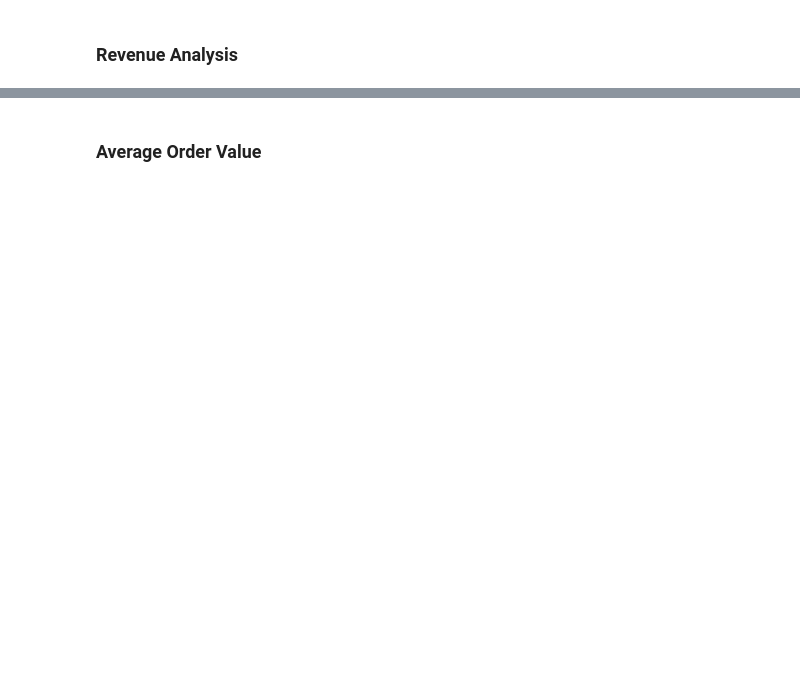
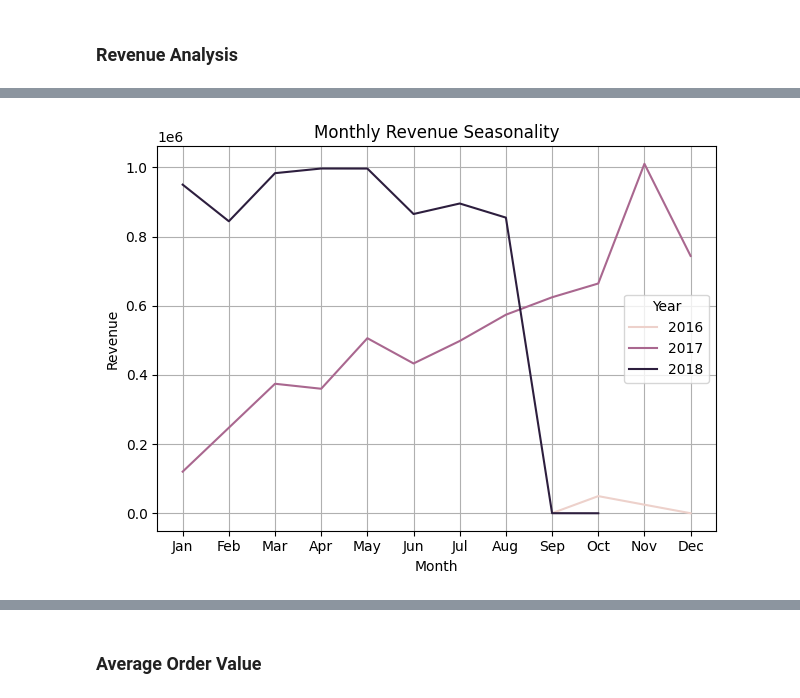
Before and after one commit to MattiaVerardi/olist-ecommerce-analytics, a Jupyter notebook: python/10_eda.ipynb, the cells around one changed output, grey strips where cells are left out. Saved outputs shown, nothing was run; the diff lists cells and outputs as text; code cells hidden in the pictures; blank space fills up the shorter version.

```diff
--- a/python/10_eda.ipynb
+++ b/python/10_eda.ipynb
@@ -1971,0 +2026,12 @@ plt.show()
+# %%
+monthly_revenue_seasonality = clean_orders.groupby([
+    clean_orders["order_purchase_year"].rename("year"),
+    clean_orders["order_purchase_month"].rename("month")
+]).agg(
+    revenue=("order_total_value", "sum")
+).sort_values([
+    "year",
+    "month"
+]).reset_index()
+
+monthly_revenue_seasonality
@@ -1971,0 +2056,25 @@ plt.show()
+# %%
+month_labels =  [
+    "Jan", "Feb", "Mar", "Apr", "May", "Jun",
+    "Jul", "Aug", "Sep", "Oct", "Nov", "Dec"
+]
+# %%
+sns.lineplot(
+    data=monthly_revenue_seasonality,
+    x="month",
+    y="revenue",
+    hue="year"
+)
+plt.title("Monthly Revenue Seasonality")
+plt.xlabel("Month")
+plt.ylabel("Revenue")
+plt.xticks(
+    ticks=np.arange(1,13),
+    labels=month_labels
+)
+plt.legend(title="Year")
+plt.grid()
+plt.tight_layout()
+plt.show()
+# %% [output]
+[figure, added]
```
Also changed, not shown: parts of 20 cells of this notebook.
